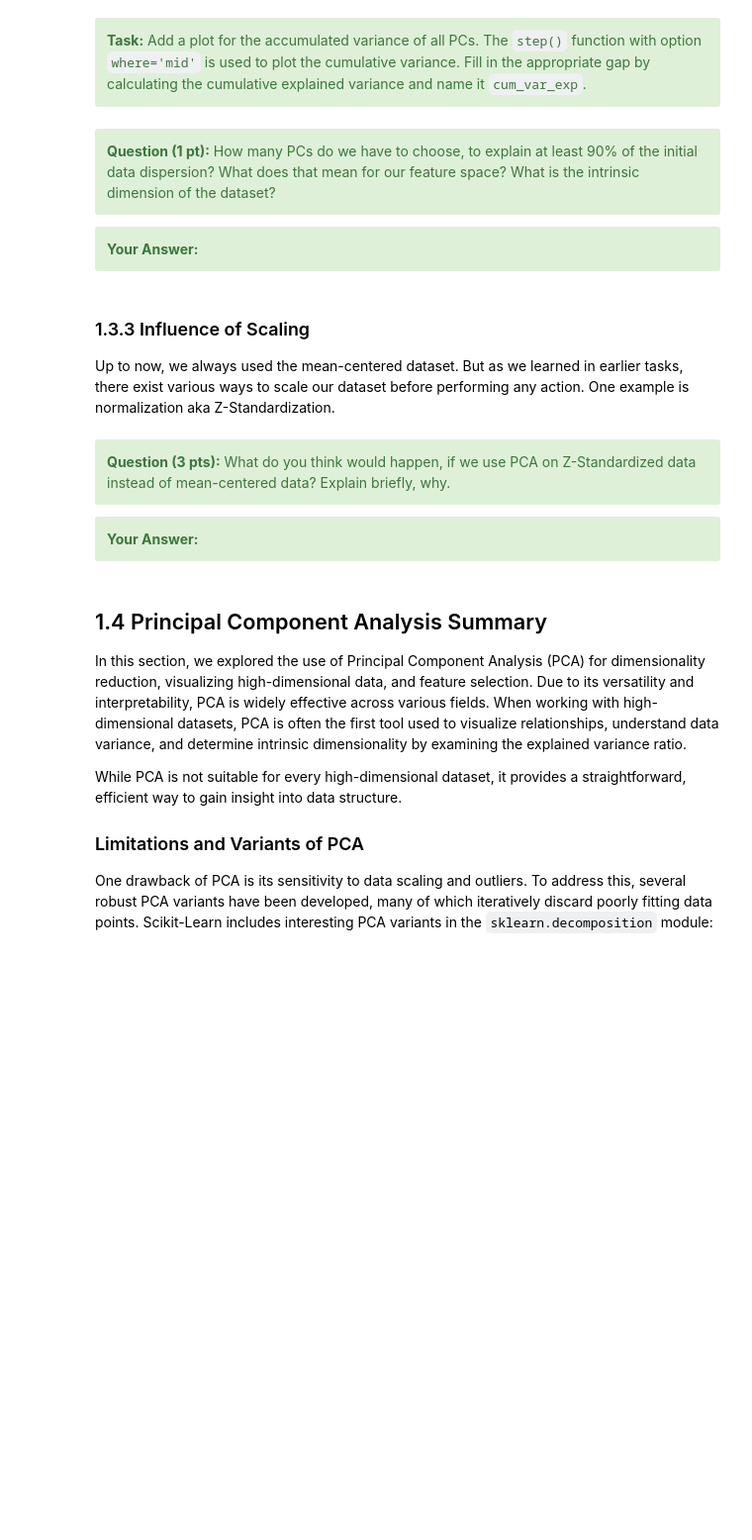
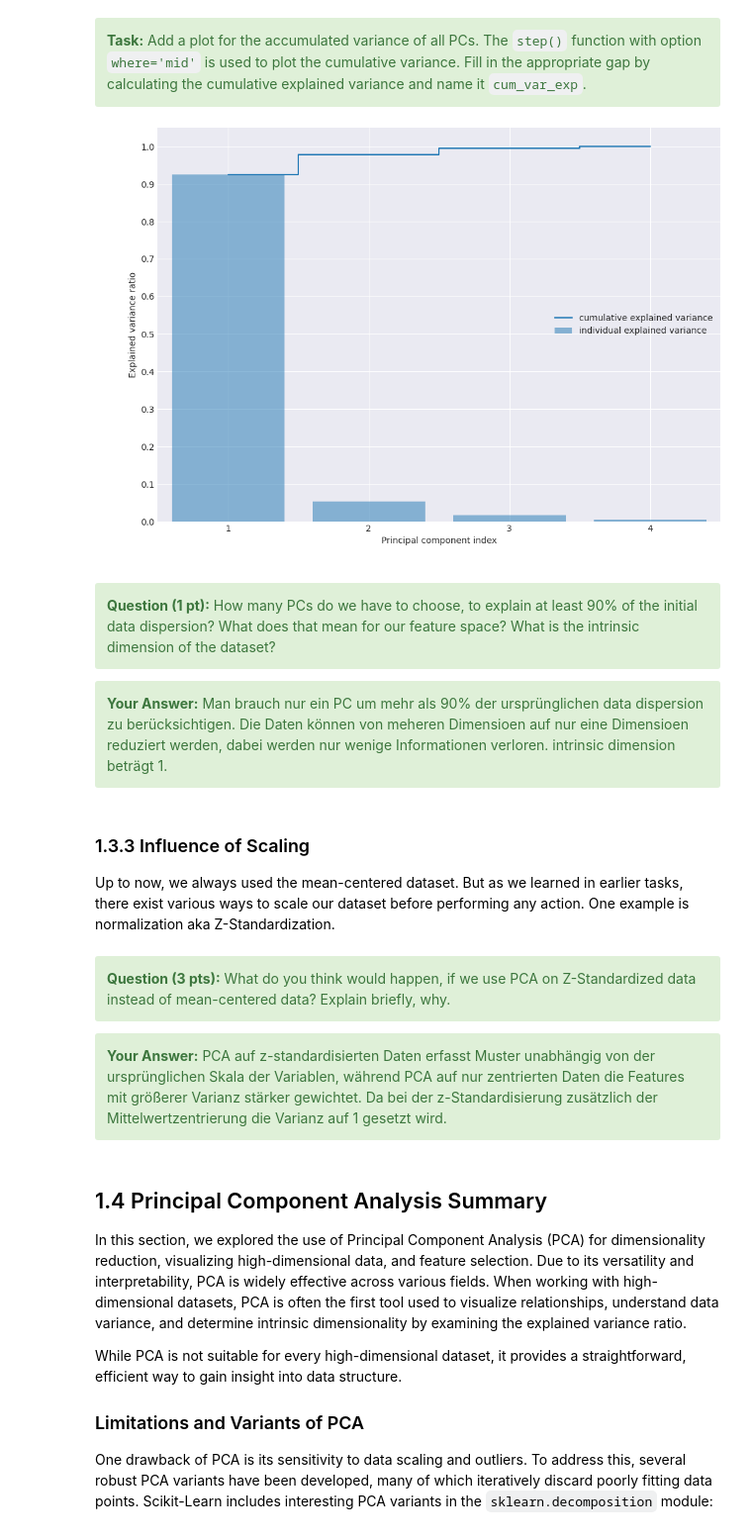
Before and after one commit to anton-seifert/LAMA, a Jupyter notebook: task-3-unsupervised-learning/1_pca.ipynb, the cells around one changed output. Shown at 99% size. Cells and saved outputs as stored; diff of their text form; code cells hidden in the pictures; blank space fills up the shorter version.

```diff
--- a/task-3-unsupervised-learning/1_pca.ipynb
+++ b/task-3-unsupervised-learning/1_pca.ipynb
@@ -499,42 +547,44 @@ Below a function for plotting the individual explained variance ratio of each PC
 def plotPCAVariance(var_exp: np.ndarray, X: pd.DataFrame) -> Tuple[plt.Figure, plt.Axes]:
     #STUDENT CODE HERE (1pt)
 
-    cum_var_exp = ...
+    cum_var_exp = np.cumsum(var_exp)
 
     #STUDENT CODE until HERE
 
     #plotting individual explained variance is given
     fig = plt.figure(figsize=(10,7))
     ax = fig.add_axes([0.1, 0.1, 0.9, 0.9])
     ax.bar(range(1, X.shape[1]+1), var_exp, alpha=0.5, align='center',
         label='individual explained variance')
     ax.set_ylabel('Explained variance ratio')
     ax.set_xlabel('Principal component index')
     ax.set_xlim(0.5, X.shape[1]+0.5)
     ax.set_yticks(np.arange(0, 1.1, 0.1))
     ax.set_xticks(np.arange(1,X.shape[1]+1,1))
 
     # plotting
     ax.step(range(1, X.shape[1]+1), cum_var_exp, where='mid',
          label='cumulative explained variance')
     ax.legend(loc='best')
     return fig, ax
 
 
 ## Function call
 
 # fit to centered data with k=Number of Features
 pca = decomposition.PCA().fit(X_centered)
 # We have to get the explained variances for all PCs so we don't specify k when we call the PCA().fit() function.
 var_exp = pca.explained_variance_ratio_
 # Afterwards we can use the result as input for our function and plot the explained variances.
 fig, ax = plotPCAVariance(var_exp, X_centered)
+# %% [output]
+[figure, added]
 # %% [markdown]
 <div class="alert alert-block alert-success">
 <b>Question (1 pt):</b> How many PCs do we have to choose, to explain at least 90% of the initial data dispersion? What does that mean for our feature space? What is the intrinsic dimension of the dataset?
 </div>
 <div class="alert alert-block alert-success">
-<b>Your Answer:</b>
+<b>Your Answer:</b> Man brauch nur ein PC um mehr als 90% der ursprünglichen data dispersion zu berücksichtigen. Die Daten können von meheren  Dimensioen auf nur eine Dimensioen reduziert werden, dabei werden nur wenige Informationen verloren.  intrinsic dimension beträgt 1.
 </div>
 # %% [markdown]
 ### 1.3.3 Influence of Scaling
@@ -545,7 +595,7 @@ Up to now, we always used the mean-centered dataset. But as we learned in earlie
 <b>Question (3 pts):</b>  What do you think would happen, if we use PCA on Z-Standardized data instead of mean-centered data? Explain briefly, why.
 </div>
 <div class="alert alert-block alert-success">
-<b>Your Answer:</b>
+<b>Your Answer:</b> PCA auf z-standardisierten Daten erfasst Muster unabhängig von der ursprünglichen Skala der Variablen, während PCA auf nur zentrierten Daten die Features mit größerer Varianz stärker gewichtet. Da bei der z-Standardisierung zusätzlich der Mittelwertzentrierung die Varianz auf 1 gesetzt wird.
 </div>
 # %% [markdown]
 ## 1.4 Principal Component Analysis Summary
```
Also changed, not shown: parts of 10 cells of this notebook.
